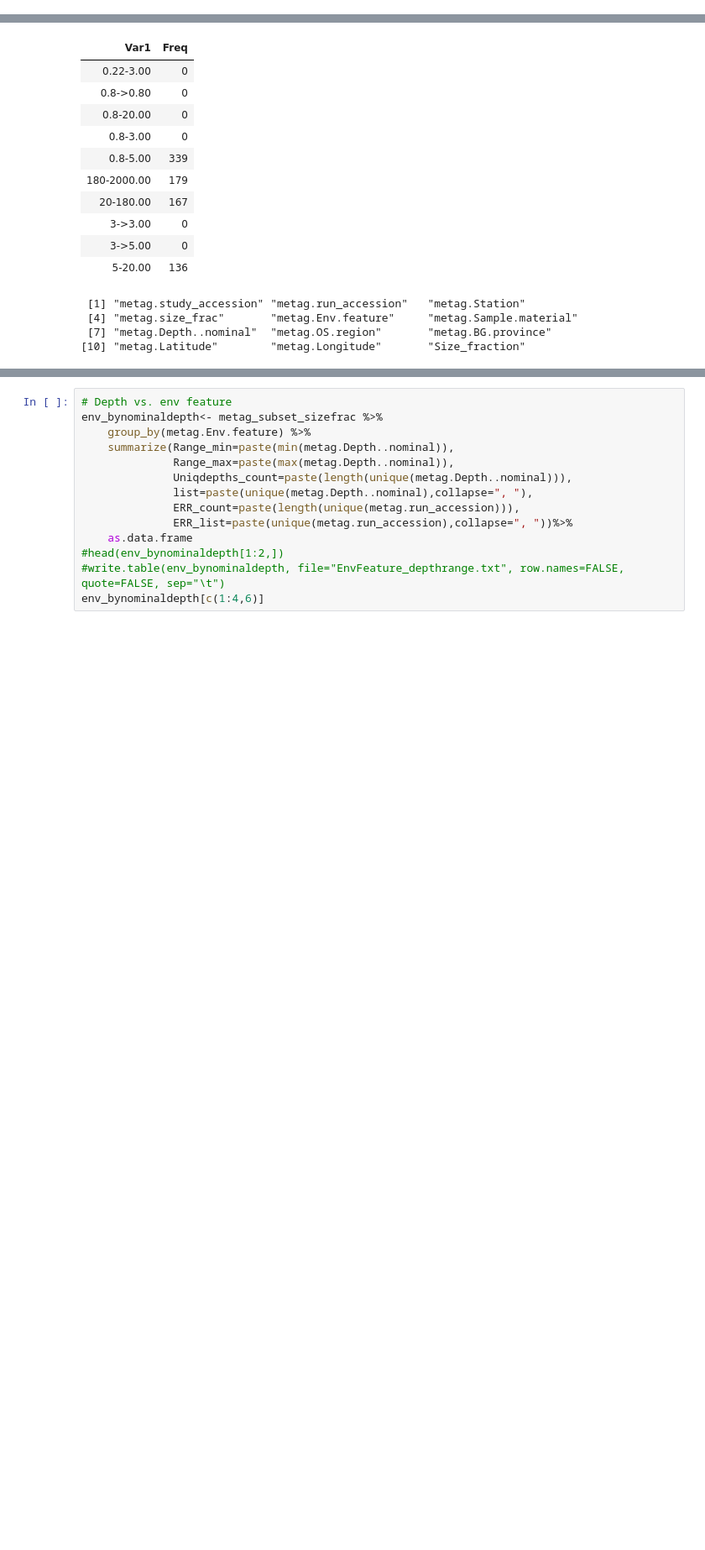
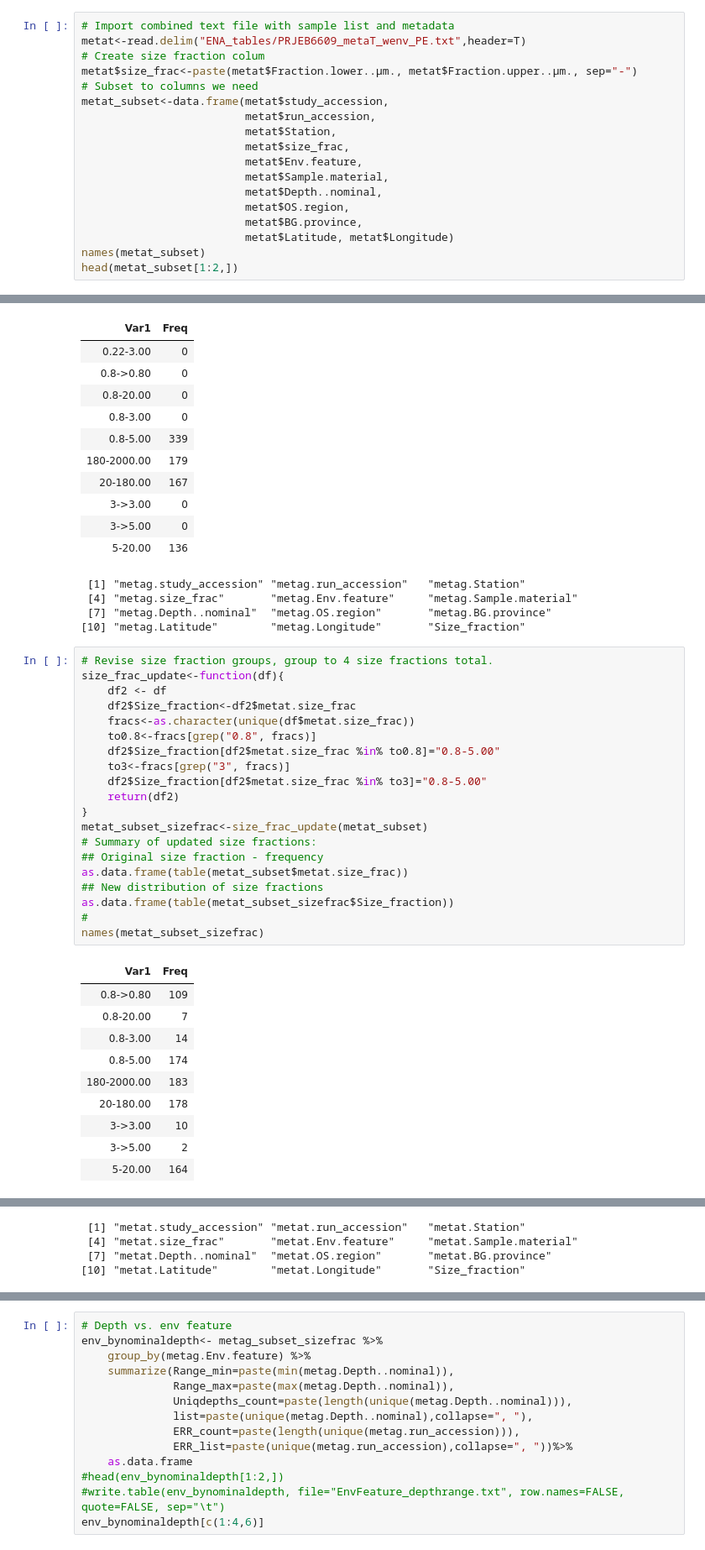
Before and after one commit to AlexanderLabWHOI/tara-euk-metaG, a Jupyter notebook: input/CompileMetaData_parsePRJEB.ipynb, the cells around one changed output, grey strips where cells are left out. Shown at 84% size. Drawn from its saved outputs; the diff is of its cells as text; blank space fills up the shorter version.

Commit message:
updated ipynb for parsing to include metaT

```diff
--- a/input/CompileMetaData_parsePRJEB.ipynb
+++ b/input/CompileMetaData_parsePRJEB.ipynb
@@ -157,3 +161,21 @@ head(metag_subset[1:2,])
 | metag.study_accession | metag.run_accession | metag.Station | metag.size_frac | metag.Env.feature | ... |
 | PRJEB4352 | ERR1700889 | TARA_039 | 180-2000.00 | [SRF] surface water layer (ENVO:0... | ... |
 | PRJEB4352 | ERR1700890 | TARA_041 | 5-20.00 | [SRF] surface water layer (ENVO:0... | ... |
+# %%
+# Import combined text file with sample list and metadata
+metat<-read.delim("ENA_tables/PRJEB6609_metaT_wenv_PE.txt",header=T)
+# Create size fraction colum
+metat$size_frac<-paste(metat$Fraction.lower..µm., metat$Fraction.upper..µm., sep="-")
+# Subset to columns we need
+metat_subset<-data.frame(metat$study_accession,
+                         metat$run_accession,
+                         metat$Station,
+                         metat$size_frac,
+                         metat$Env.feature,
+                         metat$Sample.material,
+                         metat$Depth..nominal,
+                         metat$OS.region,
+                         metat$BG.province,
+                         metat$Latitude, metat$Longitude)
+names(metat_subset)
+head(metat_subset[1:2,])
@@ -210,3 +246,34 @@ names(metag_subset_sizefrac)
  [4] "metag.size_frac"       "metag.Env.feature"     "metag.Sample.material"
  [7] "metag.Depth..nominal"  "metag.OS.region"       "metag.BG.province"
 [10] "metag.Latitude"        "metag.Longitude"       "Size_fraction"
+# %%
+# Revise size fraction groups, group to 4 size fractions total.
+size_frac_update<-function(df){
+    df2 <- df
+    df2$Size_fraction<-df2$metat.size_frac
+    fracs<-as.character(unique(df$metat.size_frac))
+    to0.8<-fracs[grep("0.8", fracs)]
+    df2$Size_fraction[df2$metat.size_frac %in% to0.8]="0.8-5.00"
+    to3<-fracs[grep("3", fracs)]
+    df2$Size_fraction[df2$metat.size_frac %in% to3]="0.8-5.00"
+    return(df2)
+}
+metat_subset_sizefrac<-size_frac_update(metat_subset)
+# Summary of updated size fractions:
+## Original size fraction - frequency
+as.data.frame(table(metat_subset$metat.size_frac))
+## New distribution of size fractions
+as.data.frame(table(metat_subset_sizefrac$Size_fraction))
+#
+names(metat_subset_sizefrac)
+# %% [output]
+| Var1 | Freq |
+| 0.8->0.80 | 109 |
+| 0.8-20.00 | 7 |
+| 0.8-3.00 | 14 |
+| 0.8-5.00 | 174 |
+| 180-2000.00 | 183 |
+| 20-180.00 | 178 |
+| 3->3.00 | 10 |
+| 3->5.00 | 2 |
+| 5-20.00 | 164 |
@@ -212,0 +290,4 @@ names(metag_subset_sizefrac)
+ [1] "metat.study_accession" "metat.run_accession"   "metat.Station"
+ [4] "metat.size_frac"       "metat.Env.feature"     "metat.Sample.material"
+ [7] "metat.Depth..nominal"  "metat.OS.region"       "metat.BG.province"
+[10] "metat.Latitude"        "metat.Longitude"       "Size_fraction"
```
Also changed, not shown: parts of 10 cells of this notebook.
